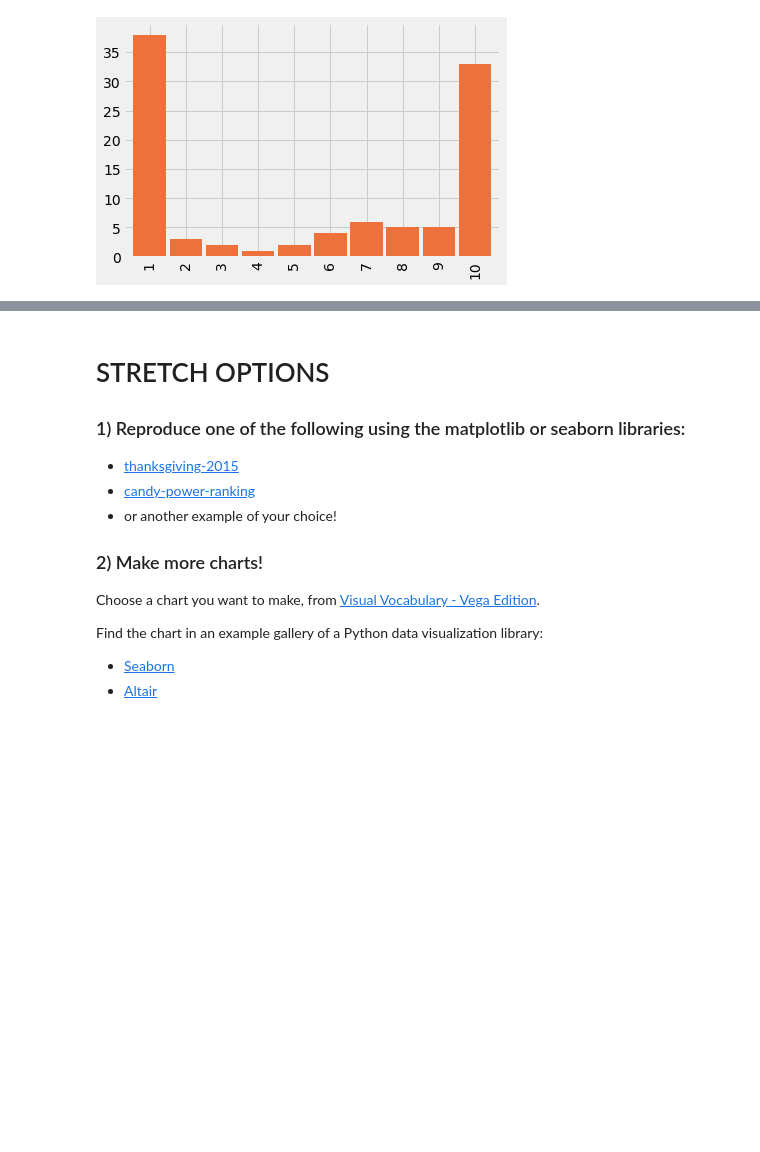
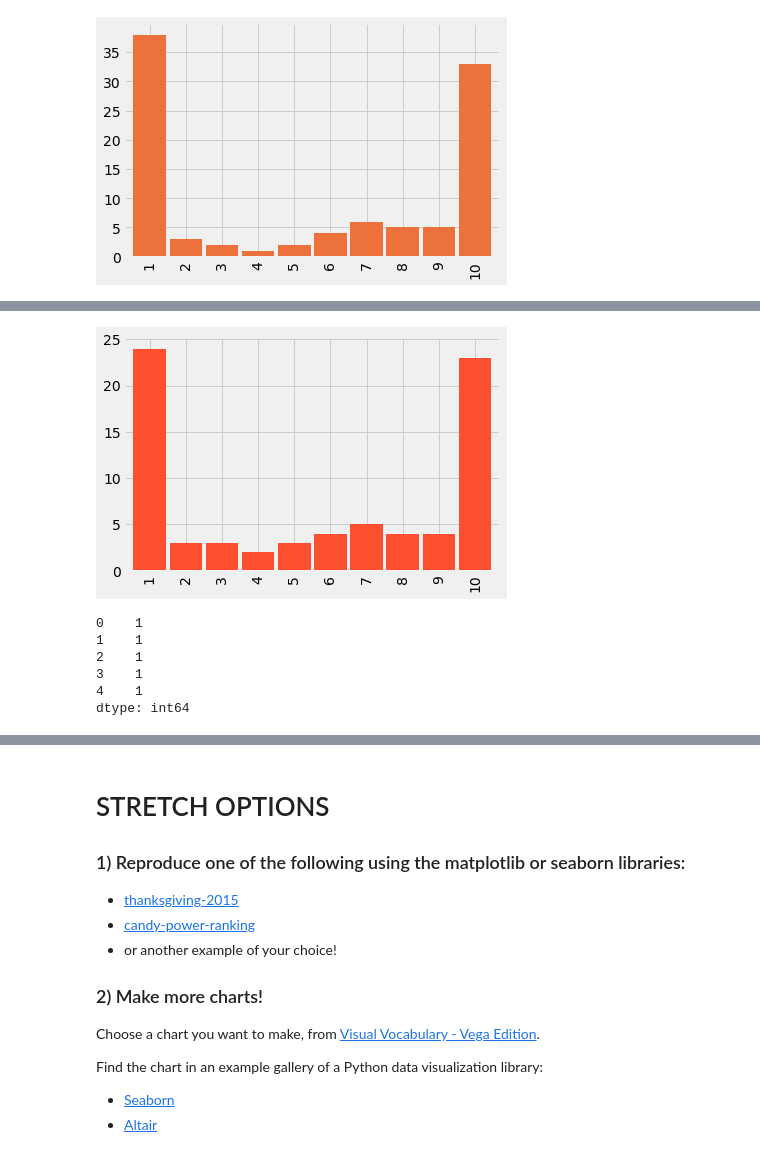
Before and after one commit to ahvblackwelltech/DS-Unit-1-Sprint-2-Data-Wrangling-and-Storytelling, a Jupyter notebook: module3-make-explanatory-visualizations/Ahvi_Blackwell_LS_DSPT3_123_Make_Explanatory_Visualizations_Assignment.ipynb, the cells around one changed output, grey strips where cells are left out. Saved outputs shown, nothing was run; the diff lists cells and outputs as text; code cells hidden in the pictures; blank space fills up the shorter version.

```diff
--- a/module3-make-explanatory-visualizations/Ahvi_Blackwell_LS_DSPT3_123_Make_Explanatory_Visualizations_Assignment.ipynb
+++ b/module3-make-explanatory-visualizations/Ahvi_Blackwell_LS_DSPT3_123_Make_Explanatory_Visualizations_Assignment.ipynb
@@ -41,0 +201,25 @@ fake.plot.bar(color='#ed713a', width=0.9);
+# %%
+fake_2 = pd.Series(
+    [1, 1, 1, 1, 1, 1, 1, 1, 1, 1, 1, 1, 1, 1, 1, 1, 1, 1, 1, 1, 1, 1, 1, 1,
+     2, 2, 2,
+     3, 3, 3,
+     4, 4,
+     5, 5, 5,
+     6, 6, 6, 6,
+     7, 7, 7, 7, 7,
+     8, 8, 8, 8,
+     9, 9, 9, 9,
+     10, 10, 10, 10, 10, 10, 10, 10, 10, 10, 10, 10, 10, 10, 10, 10, 10, 10, 10, 10, 10, 10, 10])
+
+fake_2.value_counts().sort_index().plot.bar(color='C1', width=0.9);
+# %% [output]
+[figure, added]
+# %%
+fake_2.head()
+# %% [output]
+0    1
+1    1
+2    1
+3    1
+4    1
+dtype: int64
```
Also changed, not shown: parts of 18 cells of this notebook.
